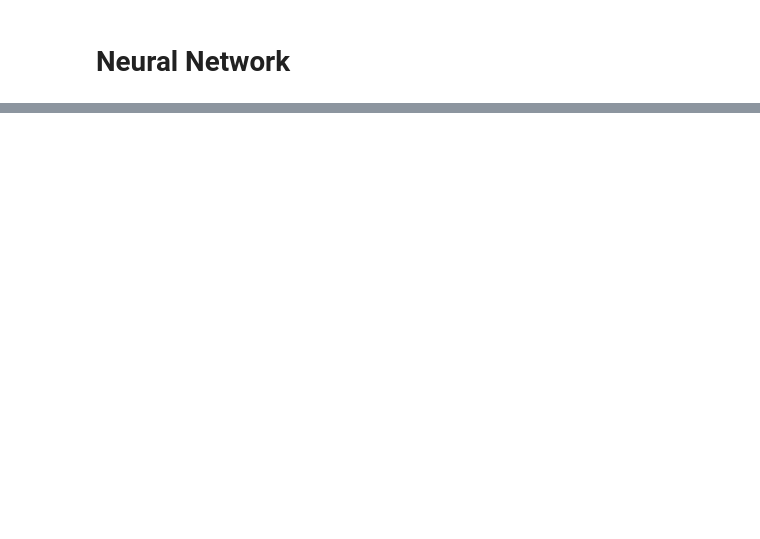
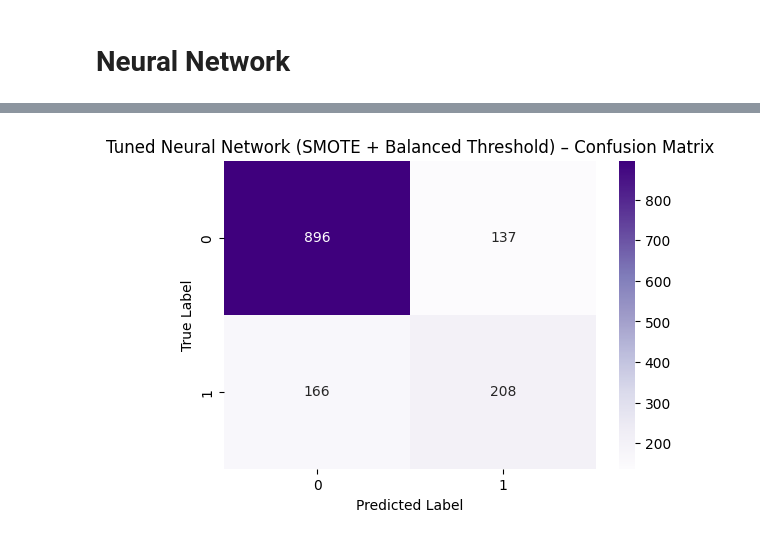
Before and after one commit to Daham-abeyratne/Customer_Churn_Prediction, a Jupyter notebook: costomer_churn_prediciton.ipynb, the cells around one changed output, grey strips where cells are left out. Drawn from its saved outputs; the diff is of its cells as text; code cells hidden in the pictures; blank space fills up the shorter version.

```diff
--- a/costomer_churn_prediciton.ipynb
+++ b/costomer_churn_prediciton.ipynb
@@ -666,16 +645,3 @@ Model: "sequential_3"
 checkpoint_path = "best_nn_model.h5"
 es = EarlyStopping(monitor='val_loss', patience=8, restore_best_weights=True, verbose=1)
 mc = ModelCheckpoint(checkpoint_path, monitor='val_loss', save_best_only=True, verbose=1)
-# %%
-BATCH_SIZE = 64
-EPOCHS = 50
-
-history = model.fit(
-    X_train_scaled, y_train,
-    validation_split=0.2,        # keep separate validation from train
-    epochs=EPOCHS,
-    batch_size=BATCH_SIZE,
-    class_weight=class_weights,  # important for imbalanced data
-    callbacks=[es, mc],
-    verbose=2
-)
@@ -945,0 +925,57 @@ X_resampled, y_resampled = smote.fit_resample(X, y)
+# %%
+
+# Predict probabilities on the original X_test_scaled data
+y_proba_smote = model_smote.predict(X_test_scaled).ravel()
+
+# Recalculate precision, recall, and thresholds
+precision_smote, recall_smote, thresholds_smote = precision_recall_curve(y_test, y_proba_smote)
+
+target_precision_nn = 0.60
+best_threshold_for_balanced_smote = None
+best_f1_for_balanced_smote = -1.0
+best_precision_for_balanced_smote = 0.0
+best_recall_for_balanced_smote = 0.0
+
+# Find the optimal threshold for >= 60% precision while maximizing F1-score
+for i in range(len(thresholds_smote)):
+    current_precision = precision_smote[i]
+    current_recall = recall_smote[i]
+    current_threshold = thresholds_smote[i]
+
+    current_f1 = 0.0
+    if (current_precision + current_recall) > 0:
+        current_f1 = 2 * (current_precision * current_recall) / (current_precision + current_recall)
+
+    if current_precision >= target_precision_nn:
+        if current_f1 > best_f1_for_balanced_smote:
+            best_f1_for_balanced_smote = current_f1
+            best_threshold_for_balanced_smote = current_threshold
+            best_precision_for_balanced_smote = current_precision
+            best_recall_for_balanced_smote = current_recall
+
+if best_threshold_for_balanced_smote is None:
+    print(f"Could not find a threshold that achieves at least {target_precision_nn*100:.0f}% precision for class 1.")
+else:
+    print(f"\nOptimal threshold for >= {target_precision_nn*100:.0f}% precision (max F1) with SMOTE: {best_threshold_for_balanced_smote:.4f}")
+    print(f"Precision at this threshold: {best_precision_for_balanced_smote:.4f}")
+    print(f"Recall at this threshold: {best_recall_for_balanced_smote:.4f}")
+    print(f"F1-score at this threshold: {best_f1_for_balanced_smote:.4f}")
+
+    y_pred_balanced_nn_smote = (y_proba_smote >= best_threshold_for_balanced_smote).astype(int)
+
+    print("\n=== CLASSIFICATION REPORT WITH BALANCED THRESHOLD (NN + SMOTE) ===")
+    print(classification_report(y_test, y_pred_balanced_nn_smote))
+
+    cm_balanced_nn_smote = confusion_matrix(y_test, y_pred_balanced_nn_smote)
+    plt.figure(figsize=(6, 4))
+    sns.heatmap(
+        cm_balanced_nn_smote,
+        annot=True,
+        fmt="d",
+        cmap="Purples"
+    )
+    plt.title("Tuned Neural Network (SMOTE + Balanced Threshold) – Confusion Matrix")
+    plt.xlabel("Predicted Label")
+    plt.ylabel("True Label")
+    plt.show()
+# %% [output]
@@ -945,0 +998 @@ X_resampled, y_resampled = smote.fit_resample(X, y)
+[figure, added]
```
Also changed, not shown: parts of 41 cells of this notebook.
